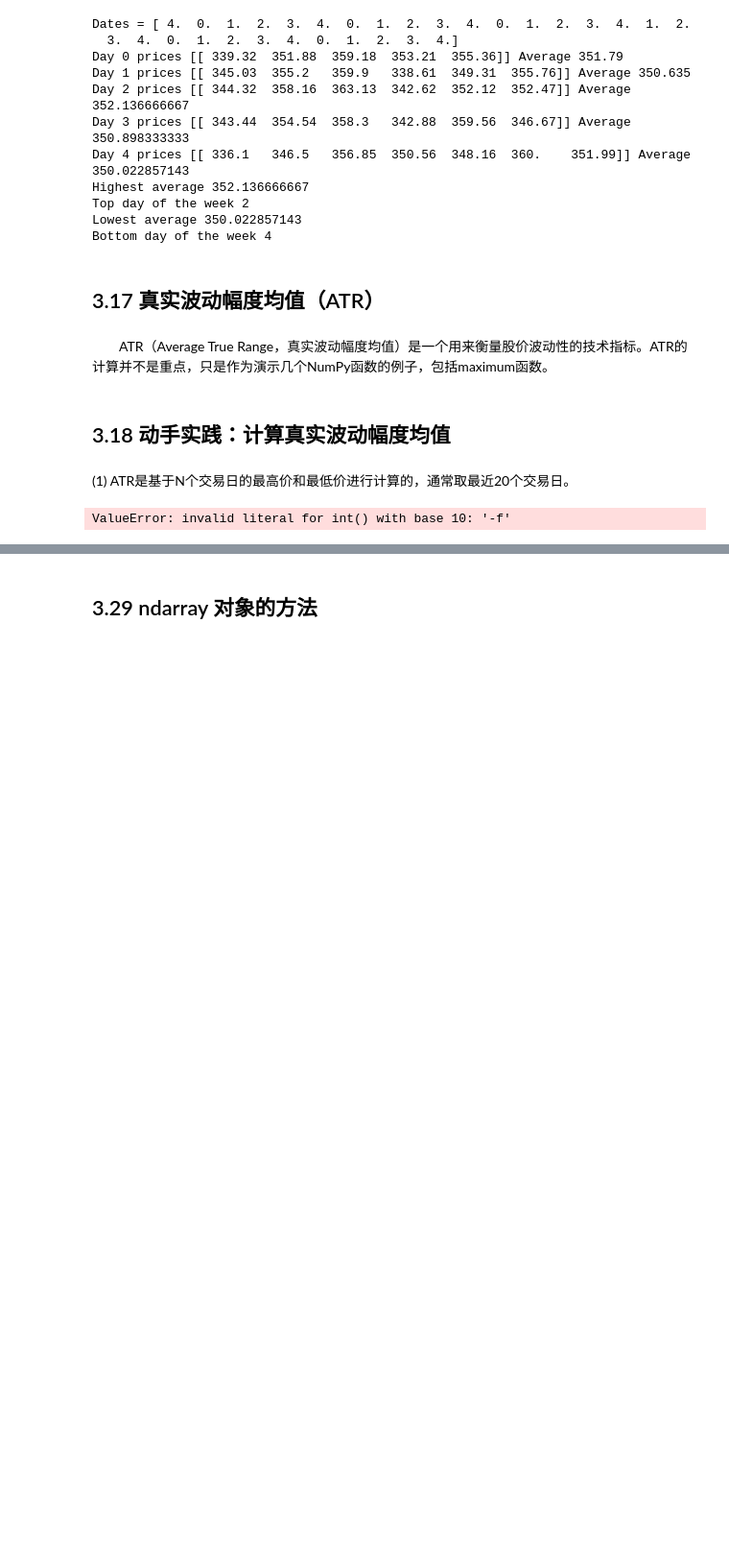
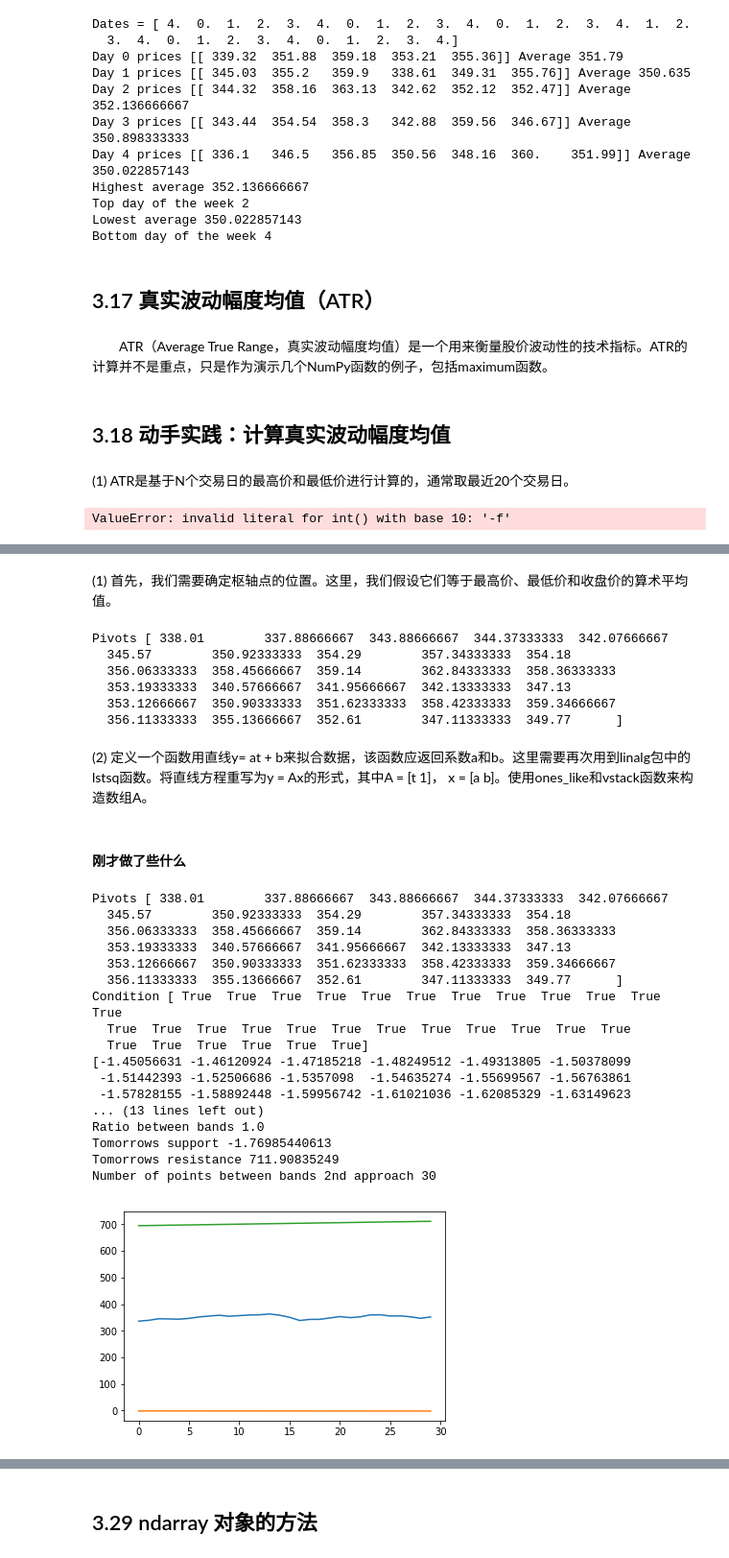
Before and after one commit to PumbaaLau/MyGit, a Jupyter notebook: Data Analysis/Numpy/Numpy Beginner's guide/第3章 常用函数/第3章 常用函数.ipynb, the cells around one changed output, grey strips where cells are left out. Shown at 96% size. Cells and saved outputs as stored; diff of their text form; code cells hidden in the pictures; blank space fills up the shorter version.

```diff
--- a/Data Analysis/Numpy/Numpy Beginner's guide/第3章 常用函数/第3章 常用函数.ipynb
+++ b/Data Analysis/Numpy/Numpy Beginner's guide/第3章 常用函数/第3章 常用函数.ipynb
@@ -244,0 +251,80 @@ ValueError: invalid literal for int() with base 10: '-f'
+# %% [markdown]
+(1) 首先，我们需要确定枢轴点的位置。这里，我们假设它们等于最高价、最低价和收盘价的算术平均值。
+# %%
+h, l, c = np.loadtxt('./Data/data.csv', delimiter=',', usecols=(4, 5, 6), unpack=True)
+
+pivots = (h + l + c) / 3
+print("Pivots", pivots)
+# %% [output]
+Pivots [ 338.01        337.88666667  343.88666667  344.37333333  342.07666667
+  345.57        350.92333333  354.29        357.34333333  354.18
+  356.06333333  358.45666667  359.14        362.84333333  358.36333333
+  353.19333333  340.57666667  341.95666667  342.13333333  347.13
+  353.12666667  350.90333333  351.62333333  358.42333333  359.34666667
+  356.11333333  355.13666667  352.61        347.11333333  349.77      ]
+# %% [markdown]
+(2) 定义一个函数用直线y= at + b来拟合数据，该函数应返回系数a和b。这里需要再次用到linalg包中的lstsq函数。将直线方程重写为y = Ax的形式，其中A = [t 1]， x = [a b]。使用ones_like和vstack函数来构造数组A。
+# %%
+def fit_line(t, y):
+    A = np.vstack([])
+# %% [markdown]
+#### 刚才做了些什么
+# %%
+import numpy as np
+import matplotlib.pyplot as plt
+
+def fit_line(t, y):
+    A = np.stack([t, np.ones_like(t)]).T
+    return np.linalg.lstsq(A, y)[0]
+
+h, l, c = np.loadtxt('./Data/data.csv', delimiter=',', usecols=(4, 5, 6), unpack=True)
+pivots = (h + l + c) / 3
+print("Pivots", pivots)
+
+t = np.arange(len(c))
+sa, sb = fit_line(t, pivots - (h - 1))
+ra, rb = fit_line(t, pivots + (h - 1))
+
+support = sa * t + sb
+resistance = ra * t + rb
+
+condition = (c > support) & (c < resistance)
+print("Condition", condition)
+between_bands = np.where(condition)
+print(support[between_bands])
+print(c[between_bands])
+print(resistance[between_bands])
+between_bands = len(np.ravel(between_bands))
+print("Number points between bands", between_bands)
+print("Ratio between bands", float(between_bands) / len(c))
+
+print("Tomorrows support", sa * (t[-1] + 1) + sb)
+print("Tomorrows resistance", ra * (t[-1] + 1) + rb)
+
+a1 = c[c > support]
+a2 = c[c < resistance]
+print("Number of points between bands 2nd approach", len(np.intersect1d(a1, a2)))
+
+plt.plot(t, c)
+plt.plot(t, support)
+plt.plot(t, resistance)
+plt.show()
+# %% [output]
+Pivots [ 338.01        337.88666667  343.88666667  344.37333333  342.07666667
+  345.57        350.92333333  354.29        357.34333333  354.18
+  356.06333333  358.45666667  359.14        362.84333333  358.36333333
+  353.19333333  340.57666667  341.95666667  342.13333333  347.13
+  353.12666667  350.90333333  351.62333333  358.42333333  359.34666667
+  356.11333333  355.13666667  352.61        347.11333333  349.77      ]
+Condition [ True  True  True  True  True  True  True  True  True  True  True  True
+  True  True  True  True  True  True  True  True  True  True  True  True
+  True  True  True  True  True  True]
+[-1.45056631 -1.46120924 -1.47185218 -1.48249512 -1.49313805 -1.50378099
+ -1.51442393 -1.52506686 -1.5357098  -1.54635274 -1.55699567 -1.56763861
+ -1.57828155 -1.58892448 -1.59956742 -1.61021036 -1.62085329 -1.63149623
+... (13 lines left out)
+Ratio between bands 1.0
+Tomorrows support -1.76985440613
+Tomorrows resistance 711.90835249
+Number of points between bands 2nd approach 30
+[figure, added]
```
Also changed, not shown: parts of 11 cells of this notebook, 2 other files.
